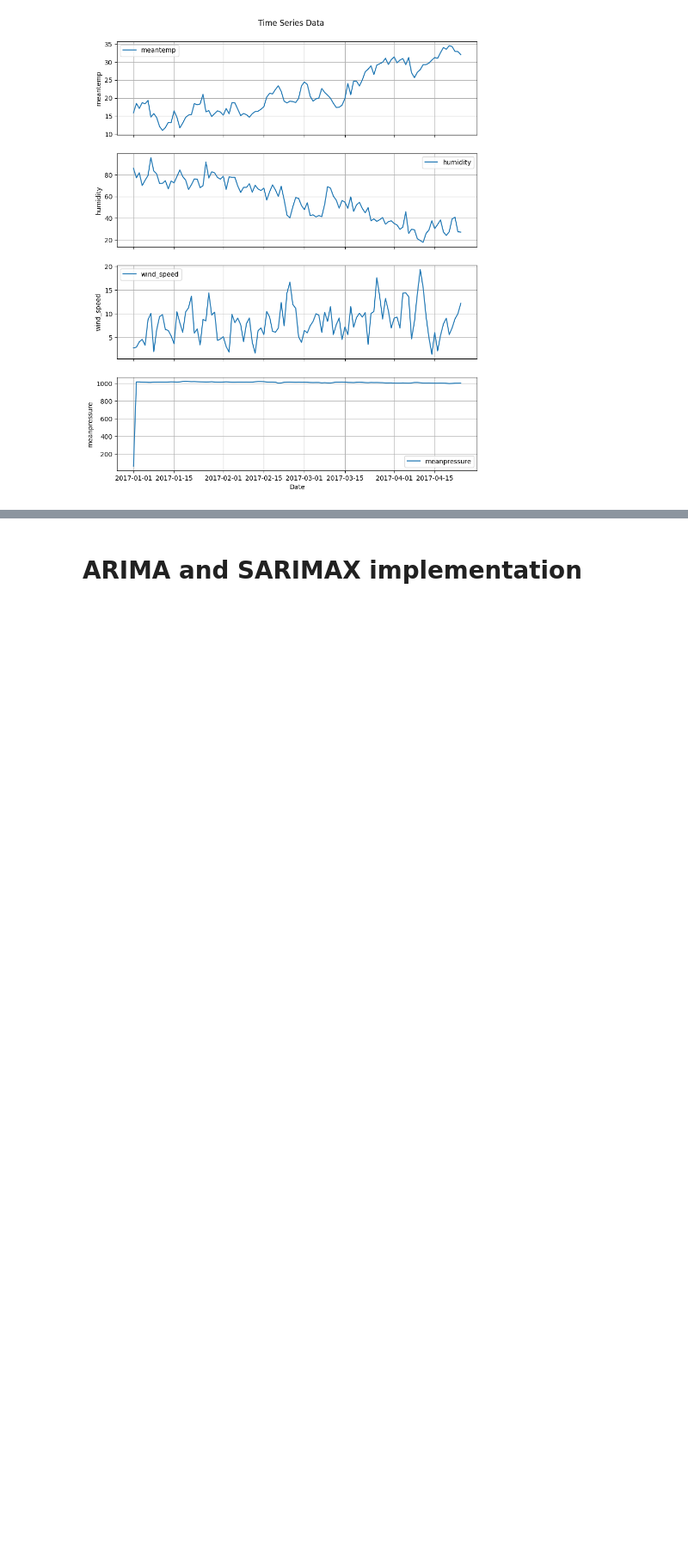
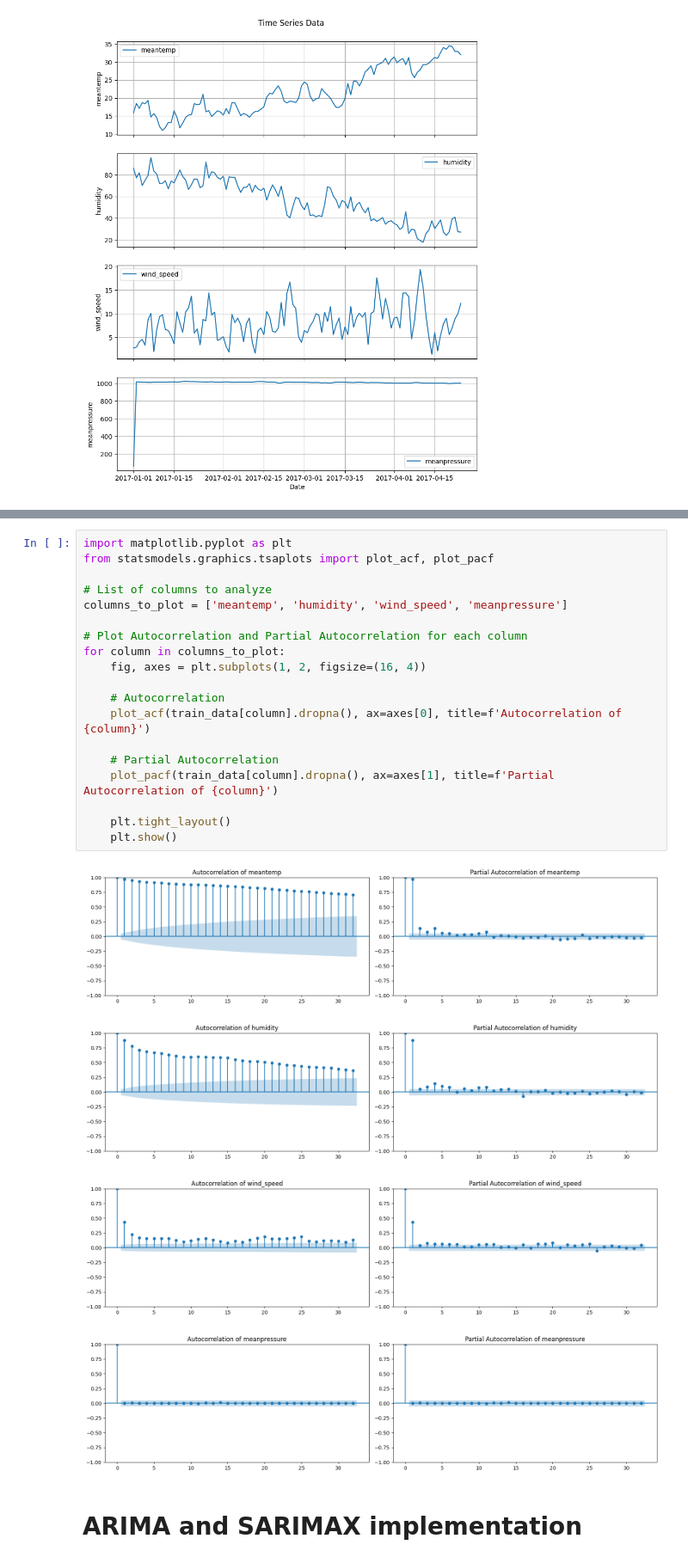
Before and after one commit to Ali623/ARIMA-SARIMAX-Daily-Climate-Forcasting, a Jupyter notebook: main.ipynb, the cells around one changed output, grey strips where cells are left out. Shown at 86% size. Saved outputs shown, nothing was run; the diff lists cells and outputs as text; blank space fills up the shorter version.

```diff
--- a/main.ipynb
+++ b/main.ipynb
@@ -140,3 +142,27 @@ plt.show()
+# %%
+import matplotlib.pyplot as plt
+from statsmodels.graphics.tsaplots import plot_acf, plot_pacf
+
+# List of columns to analyze
+columns_to_plot = ['meantemp', 'humidity', 'wind_speed', 'meanpressure']
+
+# Plot Autocorrelation and Partial Autocorrelation for each column
+for column in columns_to_plot:
+    fig, axes = plt.subplots(1, 2, figsize=(16, 4))
+
+    # Autocorrelation
+    plot_acf(train_data[column].dropna(), ax=axes[0], title=f'Autocorrelation of {column}')
+
+    # Partial Autocorrelation
+    plot_pacf(train_data[column].dropna(), ax=axes[1], title=f'Partial Autocorrelation of {column}')
+
+    plt.tight_layout()
+    plt.show()
+# %% [output]
+[figure, added]
+[figure, added]
+[figure, added]
+[figure, added]
 # %% [markdown]
 # ARIMA and SARIMAX implementation
 # %%
```
Also changed, not shown: parts of 3 cells of this notebook.
